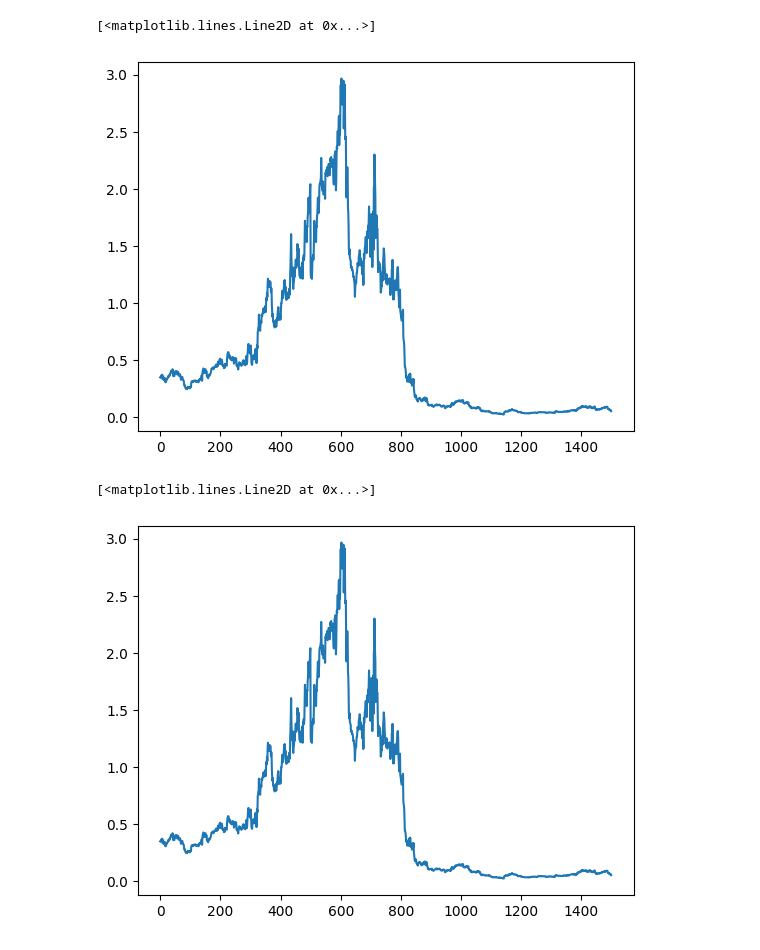
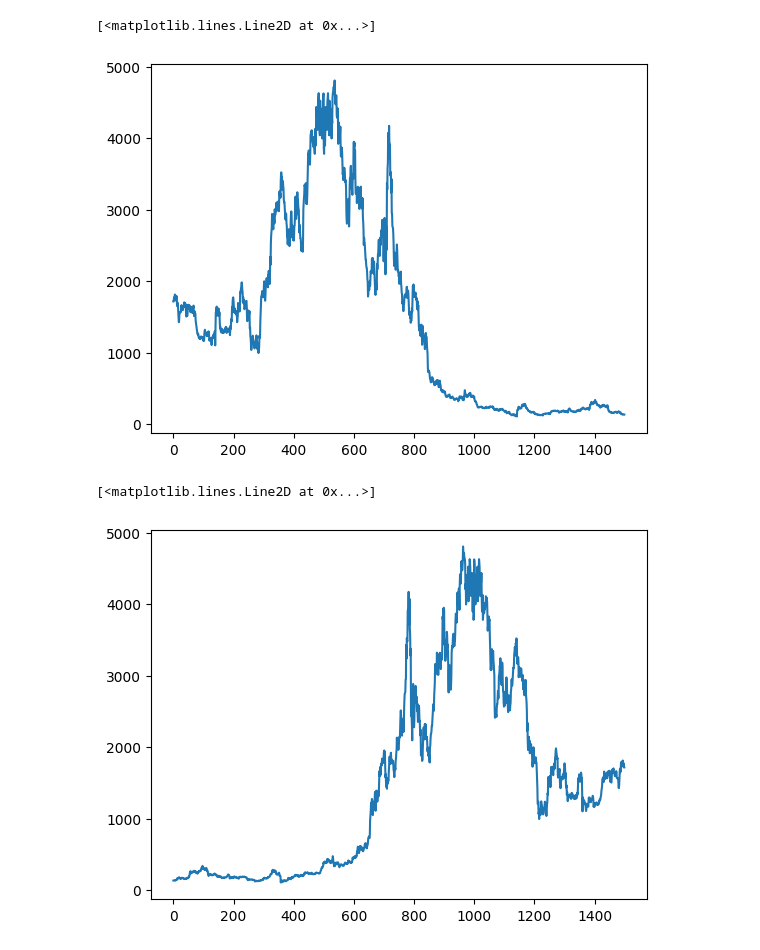
Before and after one commit to hoapham2k2/IS403.N21.HTTT_Nhom6, a Jupyter notebook: rnn.ipynb, the cells around one changed output. Cells and saved outputs as stored; diff of their text form; code cells hidden in the pictures.

```diff
--- a/rnn.ipynb
+++ b/rnn.ipynb
@@ -12,13 +12,13 @@ from keras.callbacks import EarlyStopping
 from sklearn.metrics import mean_squared_error
 # %%
 # 2. Đọc file csv và gắng index với giá Close
-df = pd.read_excel('../../Dataset/ADAUSDT.xlsx')
+df = pd.read_excel('../../Dataset/ETHUSDT.xlsx')
 df1=df.reset_index()['Close']
 
 plt.plot(df1)
 # %% [output]
 [<matplotlib.lines.Line2D at 0x...>]
-[figure, old version]
+[figure, new version]
 # %%
 #đảo ngược dữ liệu
 df1=df1.loc[::-1].reset_index(drop=True)
@@ -27,7 +27,7 @@ df=df.loc[::-1].reset_index(drop=True)
 plt.plot(df1)
 # %% [output]
 [<matplotlib.lines.Line2D at 0x...>]
-[figure, old version]
+[figure, new version]
 # %%
 # 3. Scaler data
 scaler=MinMaxScaler(feature_range=(0,1))
```
Also changed, not shown: parts of 22 cells of this notebook.
